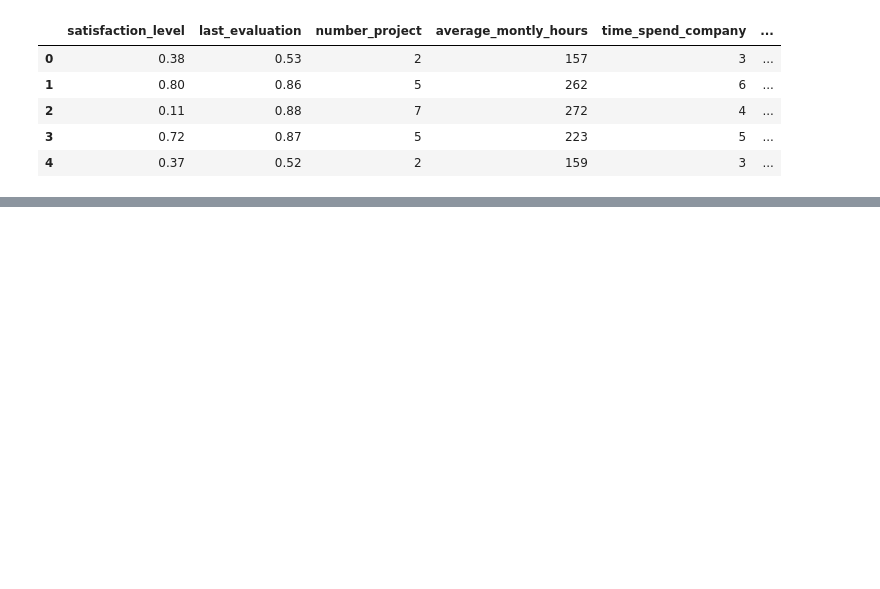
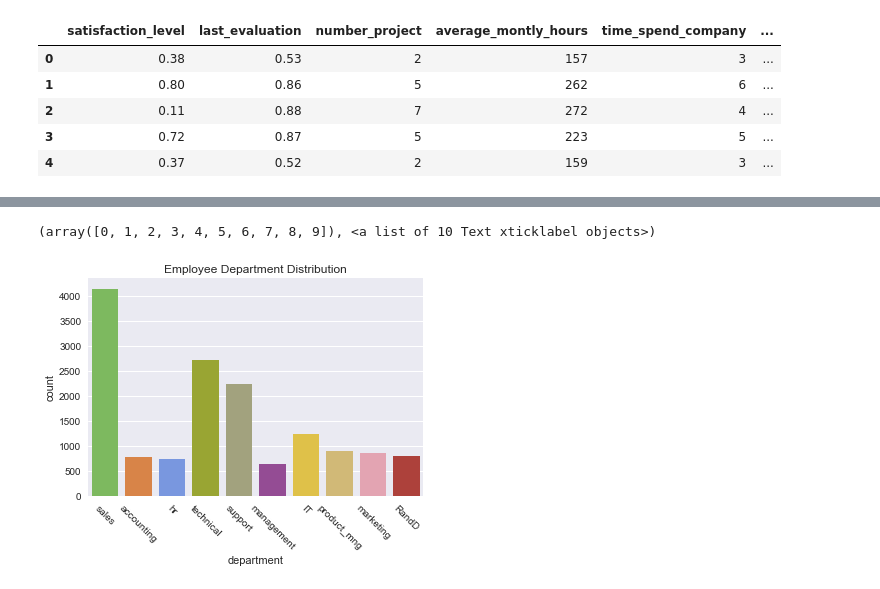
Before and after one commit to charliecf/data-science, a Jupyter notebook: learning/kag-human-resources/Analysis1.ipynb, the cells around one changed output, grey strips where cells are left out. Cells and saved outputs as stored; diff of their text form; code cells hidden in the pictures; blank space fills up the shorter version.

```diff
--- a/learning/kag-human-resources/Analysis1.ipynb
+++ b/learning/kag-human-resources/Analysis1.ipynb
@@ -20,0 +154,14 @@ df.head()
+# %%
+# Employee distri
+# Types of colors
+color_types = ['#78C850','#F08030','#6890F0','#A8B820','#A8A878','#A040A0','#F8D030',
+                '#E0C068','#EE99AC','#C03028','#F85888','#B8A038','#705898','#98D8D8','#7038F8']
+
+# Count Plot (a.k.a. Bar Plot)
+sns.countplot(x='department', data=df, palette=color_types).set_title('Employee Department Distribution');
+
+# Rotate x-labels
+plt.xticks(rotation=-45)
+# %% [output]
+(array([0, 1, 2, 3, 4, 5, 6, 7, 8, 9]), <a list of 10 Text xticklabel objects>)
+[figure, added]
```
Also changed, not shown: parts of 18 cells of this notebook.
